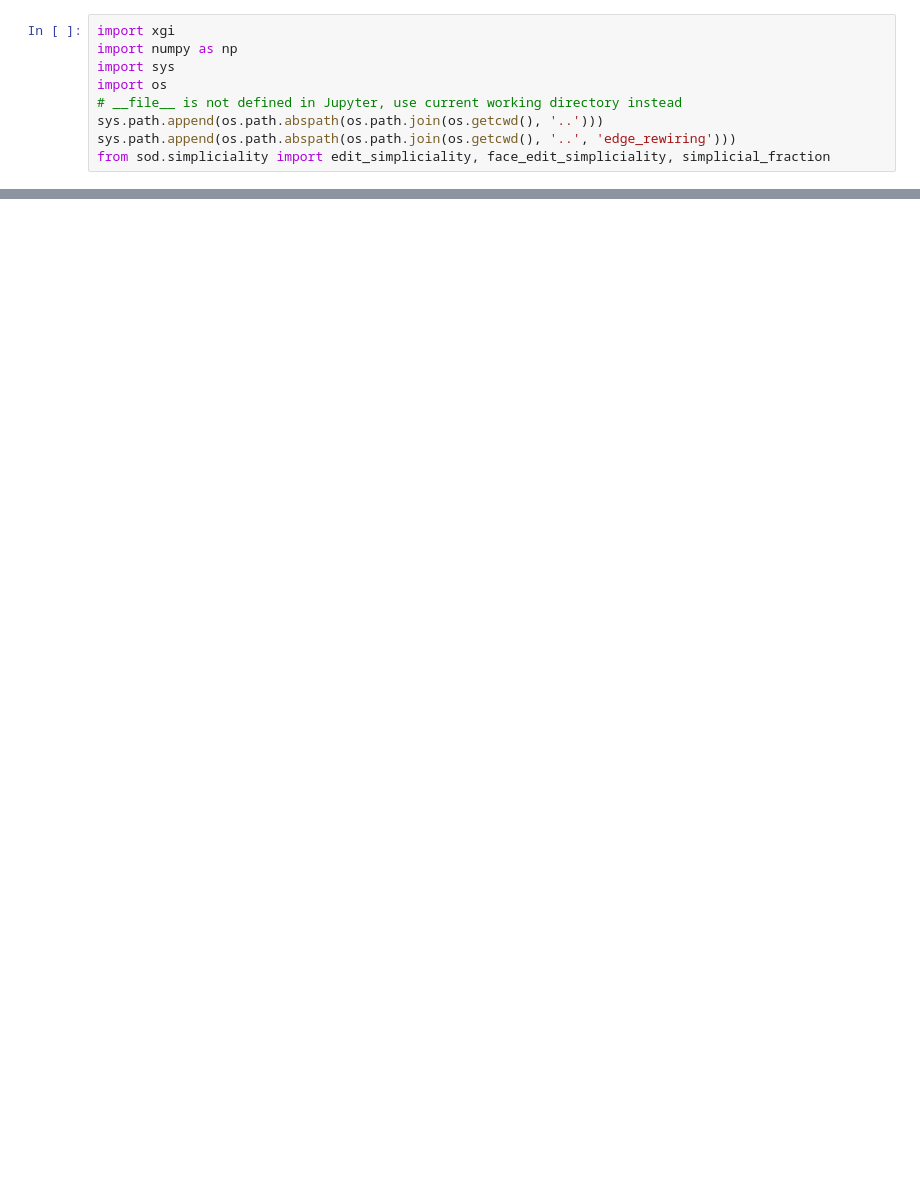
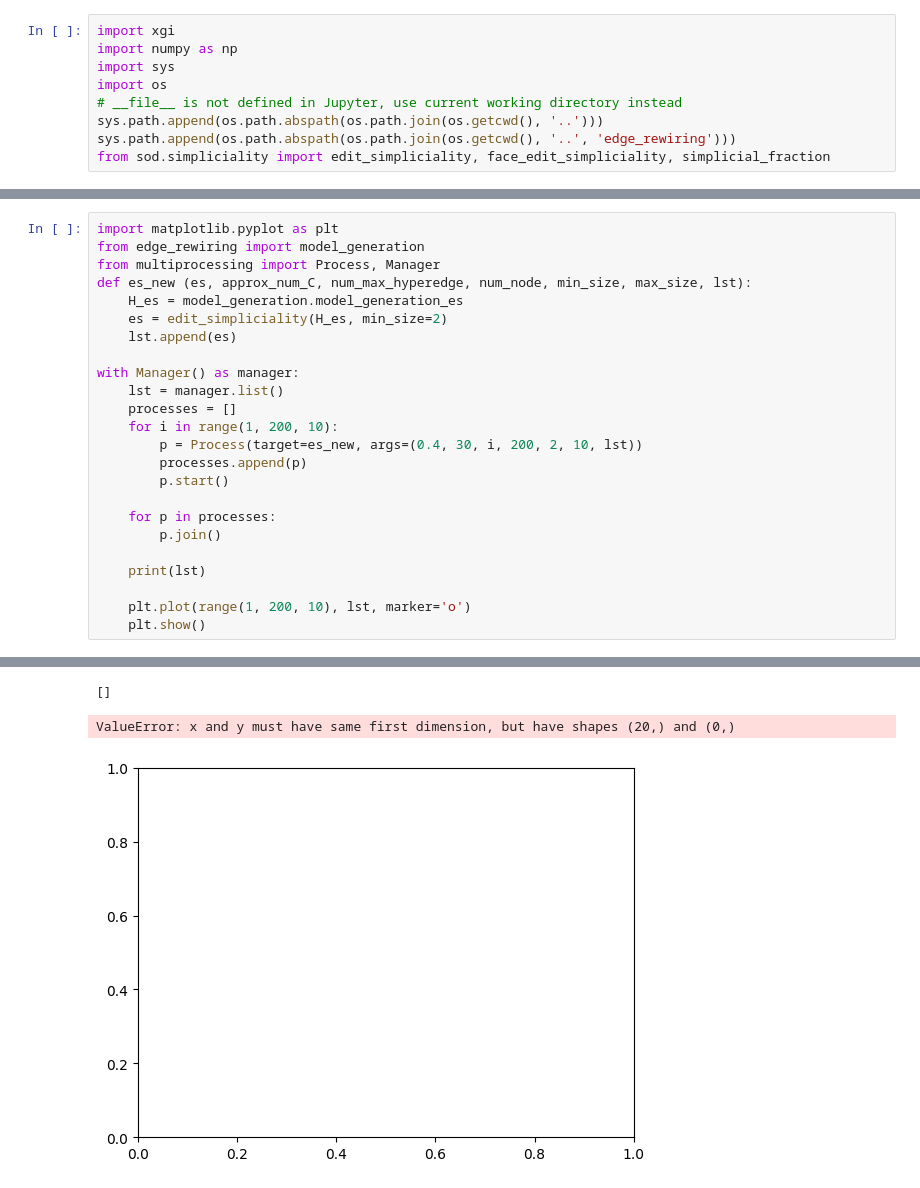
Before and after one commit to Departures2023/the-simpliciality-of-higher-order-networks, a Jupyter notebook: edge_rewiring/model_generation.ipynb, the cells around one changed output, grey strips where cells are left out. Drawn from its saved outputs; the diff is of its cells as text; blank space fills up the shorter version.

```diff
--- a/edge_rewiring/model_generation.ipynb
+++ b/edge_rewiring/model_generation.ipynb
@@ -97,0 +72,25 @@ Face edit simpliciality: 0.36523621643779464
+# %%
+import matplotlib.pyplot as plt
+from edge_rewiring import model_generation
+from multiprocessing import Process, Manager
+def es_new (es, approx_num_C, num_max_hyperedge, num_node, min_size, max_size, lst):
+    H_es = model_generation.model_generation_es
+    es = edit_simpliciality(H_es, min_size=2)
+    lst.append(es)
+
+with Manager() as manager:
+    lst = manager.list()
+    processes = []
+    for i in range(1, 200, 10):
+        p = Process(target=es_new, args=(0.4, 30, i, 200, 2, 10, lst))
+        processes.append(p)
+        p.start()
+
+    for p in processes:
+        p.join()
+
+    print(lst)
+
+    plt.plot(range(1, 200, 10), lst, marker='o')
+    plt.show()
+# %% [output]
@@ -98,3 +114,6 @@ Face edit simpliciality: 0.36523621643779464
+[]
+ValueError: x and y must have same first dimension, but have shapes (20,) and (0,)
+[figure, added]
 # %%
 # Note the cmultiedge related methods in xgi are really confusing/weird. Try avoid using it.
 # Below is an example of multiedge method not working
```
Also changed, not shown: parts of 8 cells of this notebook, 1 other file.
